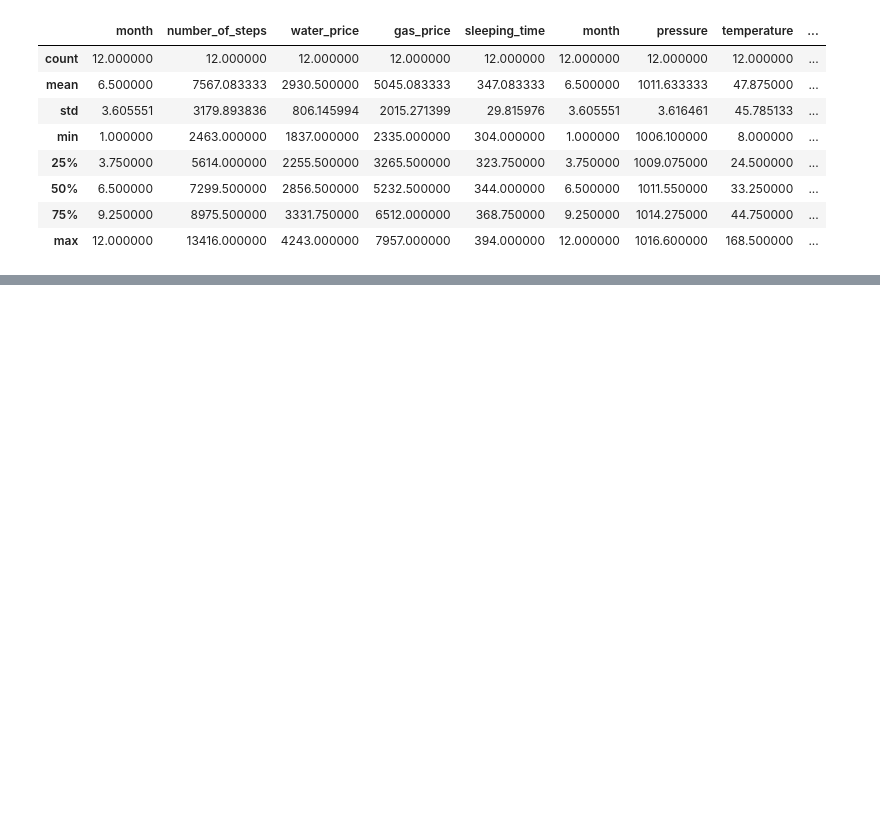
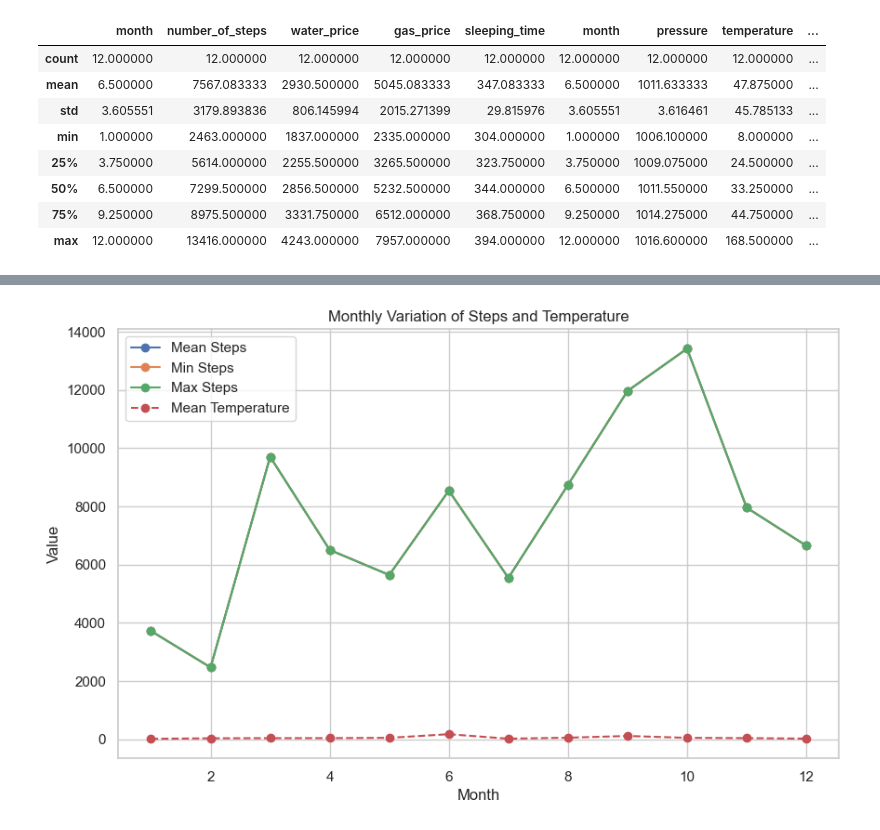
Before and after one commit to 2322006/dsp2_work, a Jupyter notebook: analysis/analysis.ipynb, the cells around one changed output, grey strips where cells are left out. Cells and saved outputs as stored; diff of their text form; code cells hidden in the pictures; blank space fills up the shorter version.

```diff
--- a/analysis/analysis.ipynb
+++ b/analysis/analysis.ipynb
@@ -60,0 +103,26 @@ df.describe()
+# %%
+# 月ごとの歩数と気温の平均、最小、最大値を計算
+agg_df = df.groupby('month').agg({'number_of_steps': ['mean', 'min', 'max'], 'temperature': 'mean'}).reset_index()
+
+# グラフのスタイルを設定
+sns.set(style="whitegrid")
+
+# 折れ線グラフを作成
+plt.figure(figsize=(10, 6))
+plt.plot(agg_df['month'], agg_df['number_of_steps']['mean'], label='Mean Steps', marker='o')
+plt.plot(agg_df['month'], agg_df['number_of_steps']['min'], label='Min Steps', marker='o')
+plt.plot(agg_df['month'], agg_df['number_of_steps']['max'], label='Max Steps', marker='o')
+plt.plot(agg_df['month'], agg_df['temperature']['mean'], label='Mean Temperature', linestyle='--', marker='o')
+
+# グラフにタイトルと軸ラベルを追加
+plt.title('Monthly Variation of Steps and Temperature')
+plt.xlabel('Month')
+plt.ylabel('Value')
+
+# 凡例を表示
+plt.legend()
+
+# グラフを表示
+plt.show()
+# %% [output]
+[figure, added]
```
Also changed, not shown: parts of 12 cells of this notebook.
